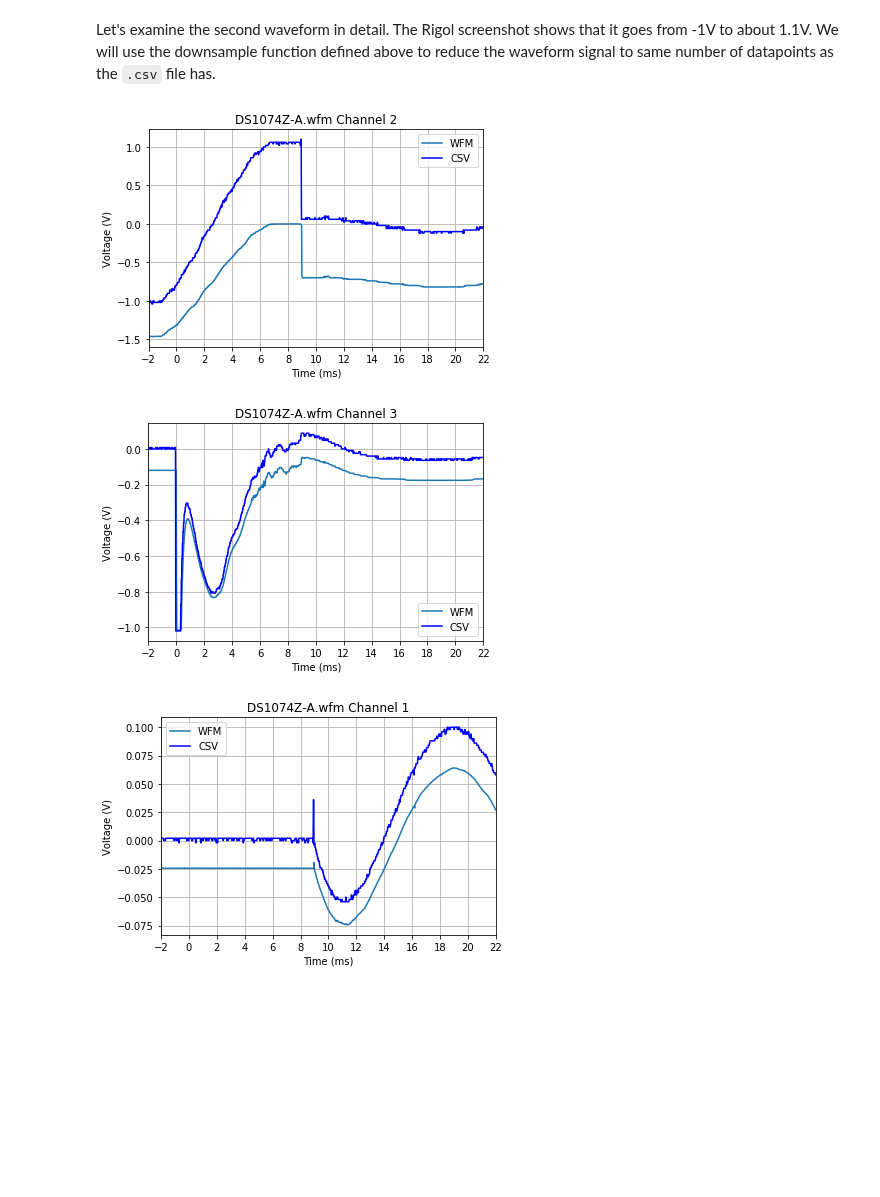
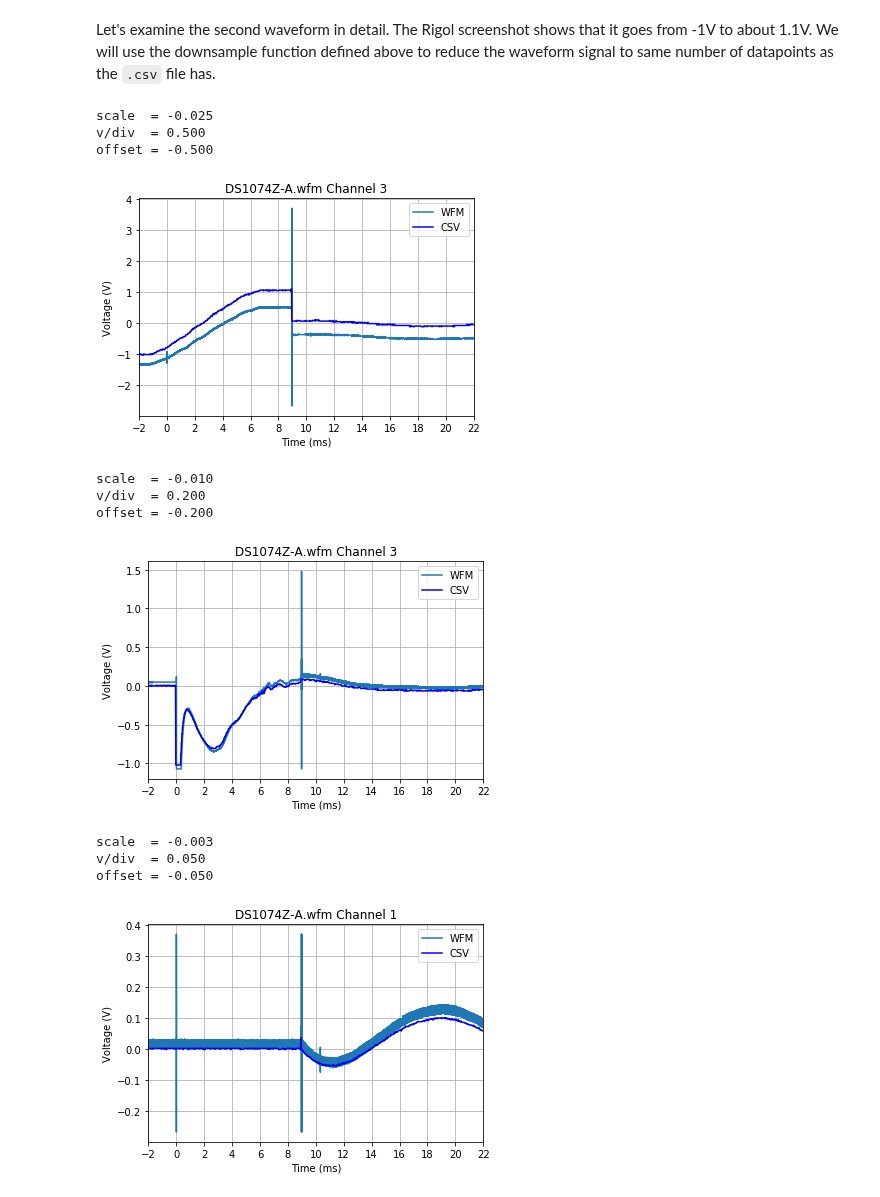
Before and after one commit to scottprahl/RigolWFM, a Jupyter notebook: doc/1-DS1000Z-Waveforms.ipynb, the cells around one changed output. Saved outputs shown, nothing was run; the diff lists cells and outputs as text; code cells hidden in the pictures; blank space fills up the shorter version.

```diff
--- a/doc/1-DS1000Z-Waveforms.ipynb
+++ b/doc/1-DS1000Z-Waveforms.ipynb
@@ -299,59 +364,78 @@ downloading 'https://github.com/scottprahl/RigolWFM/raw/master/wfm/DS1074Z-A.wfm
 # %% [markdown]
 Let's examine the second waveform in detail.  The Rigol screenshot shows that it goes from -1V to about 1.1V.  We will use the downsample function defined above to reduce the waveform signal to same number of datapoints as the `.csv` file has.
 # %%
-ch = w.channels[1]
-tt = downsample(ch.times, len(csv_data[2]))
-vv = downsample(ch.volts, len(csv_data[2]))
+ch_no = 1
+ch = w.channels[ch_no]
 
-plt.plot(tt*1000, vv, label="WFM")
-plt.plot(csv_times*1000, csv_data[2],color='blue', label="CSV")
+print("scale  = %.3f" % ch.volt_scale)
+print("v/div  = %.3f" % ch.volt_per_division)
+print("offset = %.3f" % ch.volt_offset)
+
+plt.plot(ch.times*1000, ch.volts, label="WFM")
+plt.plot(csv_times*1000, csv_data[ch_no+1],color='blue', label="CSV")
 
 plt.xlabel("Time (ms)")
 plt.ylabel("Voltage (V)")
 plt.grid(True)
-plt.title("DS1074Z-A.wfm Channel 2")
-plt.legend()
+plt.title("DS1074Z-A.wfm Channel 3")
+plt.legend(loc='upper right')
 plt.xlim(-2,22)
 plt.xticks(np.linspace(-2,22,13))
 
 plt.show()
 # %% [output]
+scale  = -0.025
+v/div  = 0.500
+offset = -0.500
-[figure, old version]
+[figure, new version]
 # %%
-ch = w.channels[2]
-tt = downsample(ch.times, len(csv_data[2]))
-vv = downsample(ch.volts, len(csv_data[2]))
+ch_no = 2
+ch = w.channels[ch_no]
 
-plt.plot(tt*1000, vv, label="WFM")
-plt.plot(csv_times*1000, csv_data[3],color='blue', label="CSV")
+print("scale  = %.3f" % ch.volt_scale)
+print("v/div  = %.3f" % ch.volt_per_division)
+print("offset = %.3f" % ch.volt_offset)
+
+plt.plot(ch.times*1000, ch.volts, label="WFM")
+plt.plot(csv_times*1000, csv_data[ch_no+1],color='blue', label="CSV")
 
 plt.xlabel("Time (ms)")
 plt.ylabel("Voltage (V)")
 plt.grid(True)
 plt.title("DS1074Z-A.wfm Channel 3")
-plt.legend()
+plt.legend(loc='upper right')
 plt.xlim(-2,22)
 plt.xticks(np.linspace(-2,22,13))
 
 plt.show()
 # %% [output]
+scale  = -0.010
+v/div  = 0.200
+offset = -0.200
-[figure, old version]
+[figure, new version]
 # %%
-ch = w.channels[0]
-tt = downsample(ch.times, len(csv_data[1]))
-vv = downsample(ch.volts, len(csv_data[1]))
+ch_no = 0
+ch = w.channels[ch_no]
 
-plt.plot(tt*1000, vv, label="WFM")
-plt.plot(csv_times*1000, csv_data[1],color='blue', label="CSV")
+print("scale  = %.3f" % ch.volt_scale)
+print("v/div  = %.3f" % ch.volt_per_division)
+print("offset = %.3f" % ch.volt_offset)
+
+plt.plot(ch.times*1000, ch.volts, label="WFM")
+plt.plot(csv_times*1000, csv_data[ch_no+1],color='blue', label="CSV")
+
 
 plt.xlabel("Time (ms)")
 plt.ylabel("Voltage (V)")
 plt.grid(True)
 plt.title("DS1074Z-A.wfm Channel 1")
-plt.legend()
+plt.legend(loc='upper right')
 plt.xlim(-2,22)
 plt.xticks(np.linspace(-2,22,13))
 
 plt.show()
 # %% [output]
+scale  = -0.003
+v/div  = 0.050
+offset = -0.050
-[figure, old version]
+[figure, new version]
```
Also changed, not shown: parts of 15 cells of this notebook, 3 other files.
